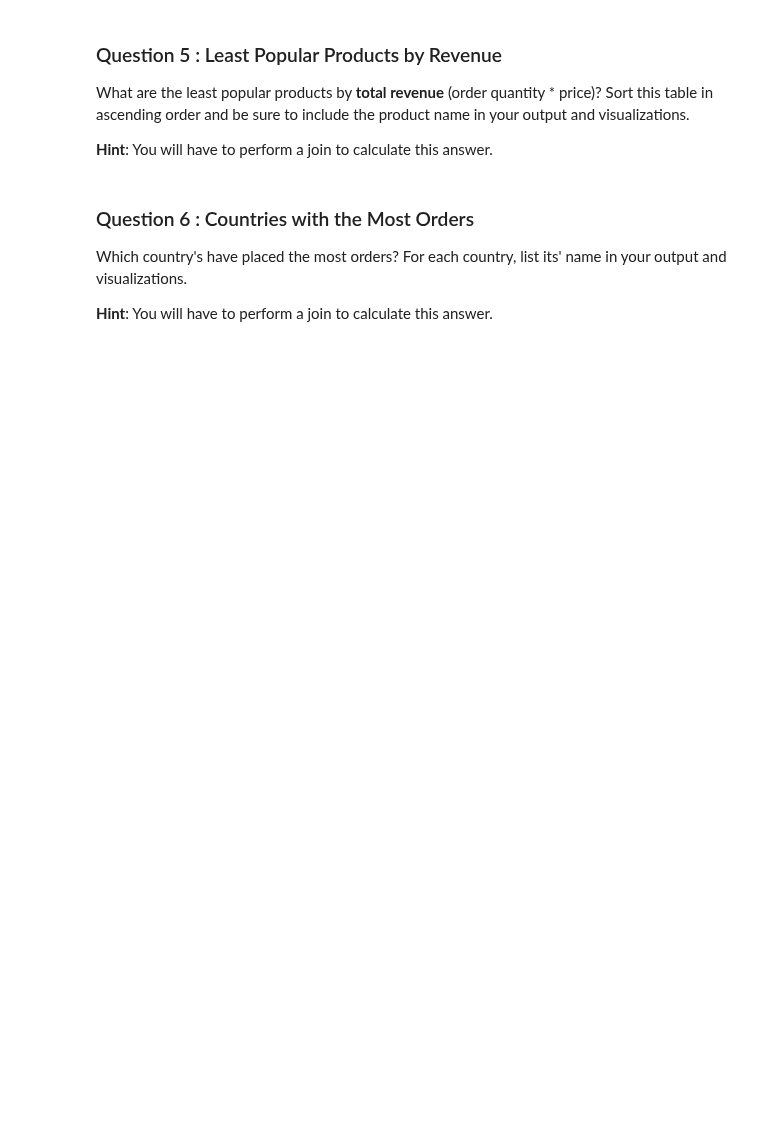
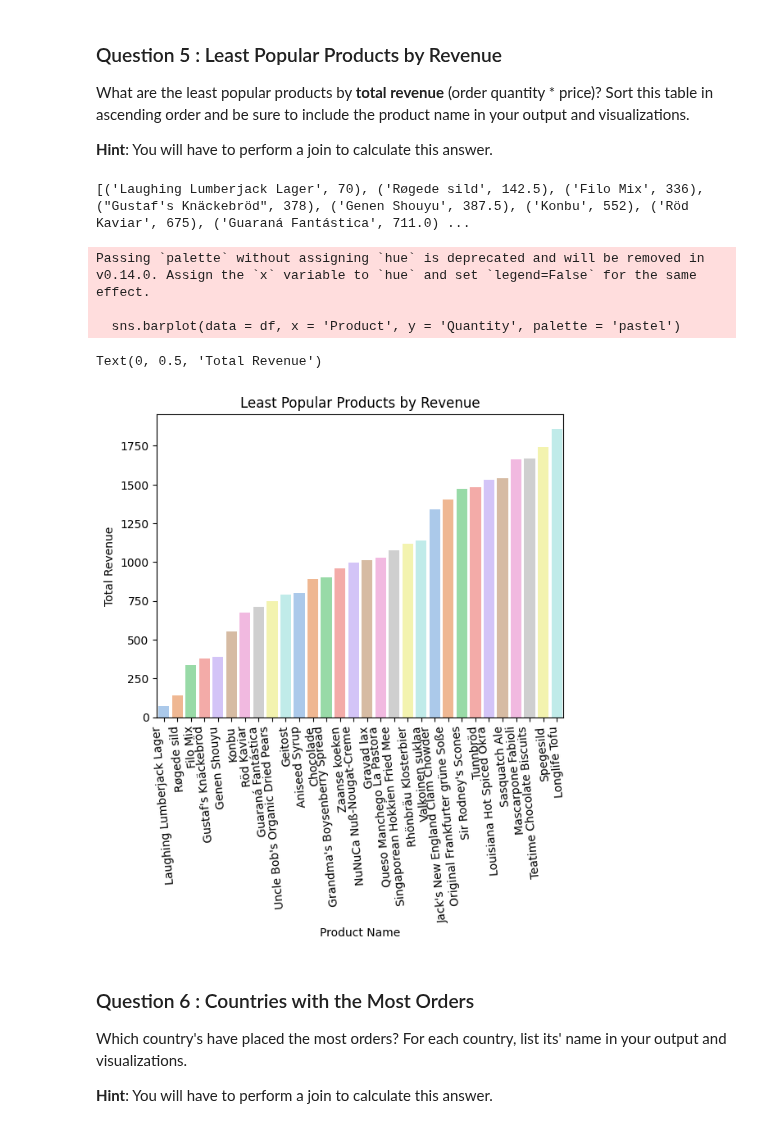
Before and after one commit to szhagnay/TKH-SQL-Ad-Hoc-Analysis, a Jupyter notebook: adhoc_report.ipynb, the cells around one changed output. Saved outputs shown, nothing was run; the diff lists cells and outputs as text; code cells hidden in the pictures; blank space fills up the shorter version.

```diff
--- a/adhoc_report.ipynb
+++ b/adhoc_report.ipynb
@@ -165,16 +141,33 @@ What are the least popular products by **total revenue** (order quantity * price
 **Hint**: You will have to perform a join to calculate this answer.
 # %%
 # TODO: Write a SQL query which will answer the question above.
-...
-
+cursor.execute("""
+    SELECT p.ProductName, Sum(Quantity * Price) AS TotalRevenue FROM OrderDetails AS o
+    LEFT JOIN Products AS p ON o.ProductID = p.ProductID
+    GROUP BY o.ProductID ORDER BY TotalRevenue ASC
+    LIMIT 30;
+""")
 # TODO: Fetch your list of tuples and print it out
-...
+rowss = cursor.fetchall()
+print(rowss)
+# %% [output]
+[('Laughing Lumberjack Lager', 70), ('Røgede sild', 142.5), ('Filo Mix', 336), ("Gustaf's Knäckebröd", 378), ('Genen Shouyu', 387.5), ('Konbu', 552), ('Röd Kaviar', 675), ('Guaraná Fantástica', 711.0) ...
 # %%
 # TODO: Convert your list of tuples to a dataframe
-...
+df = pd.DataFrame(rowss, columns= ['Product', 'Quantity'])
 
 # TODO: Generate a visualization on this dataframe
-...
+sns.barplot(data = df, x = 'Product', y = 'Quantity', palette = 'pastel')
+plt.xticks(rotation = 95)
+plt.title('Least Popular Products by Revenue')
+plt.xlabel('Product Name')
+plt.ylabel('Total Revenue')
+# %% [output]
+Passing `palette` without assigning `hue` is deprecated and will be removed in v0.14.0. Assign the `x` variable to `hue` and set `legend=False` for the same effect.
+
+  sns.barplot(data = df, x = 'Product', y = 'Quantity', palette = 'pastel')
+Text(0, 0.5, 'Total Revenue')
+[figure, added]
 # %% [markdown]
 ### Question 6 : Countries with the Most Orders
 
```
Also changed, not shown: parts of 12 cells of this notebook.
